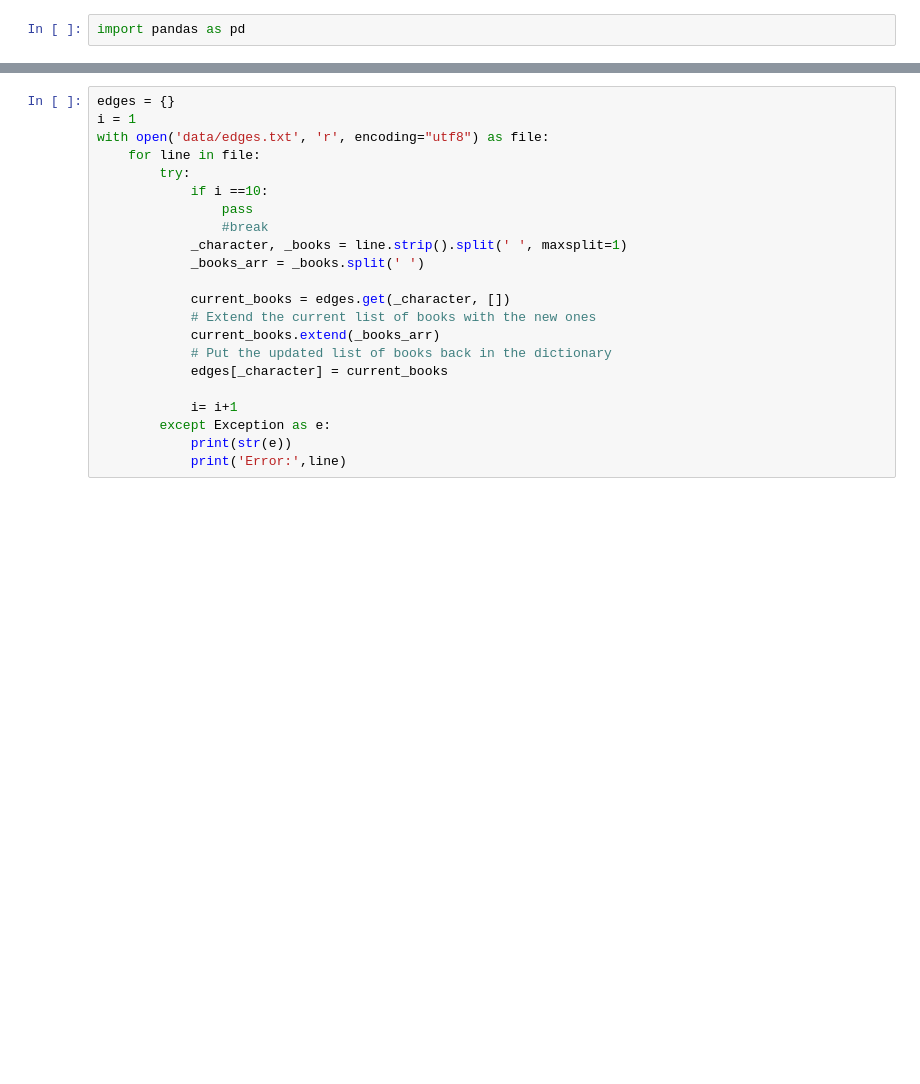
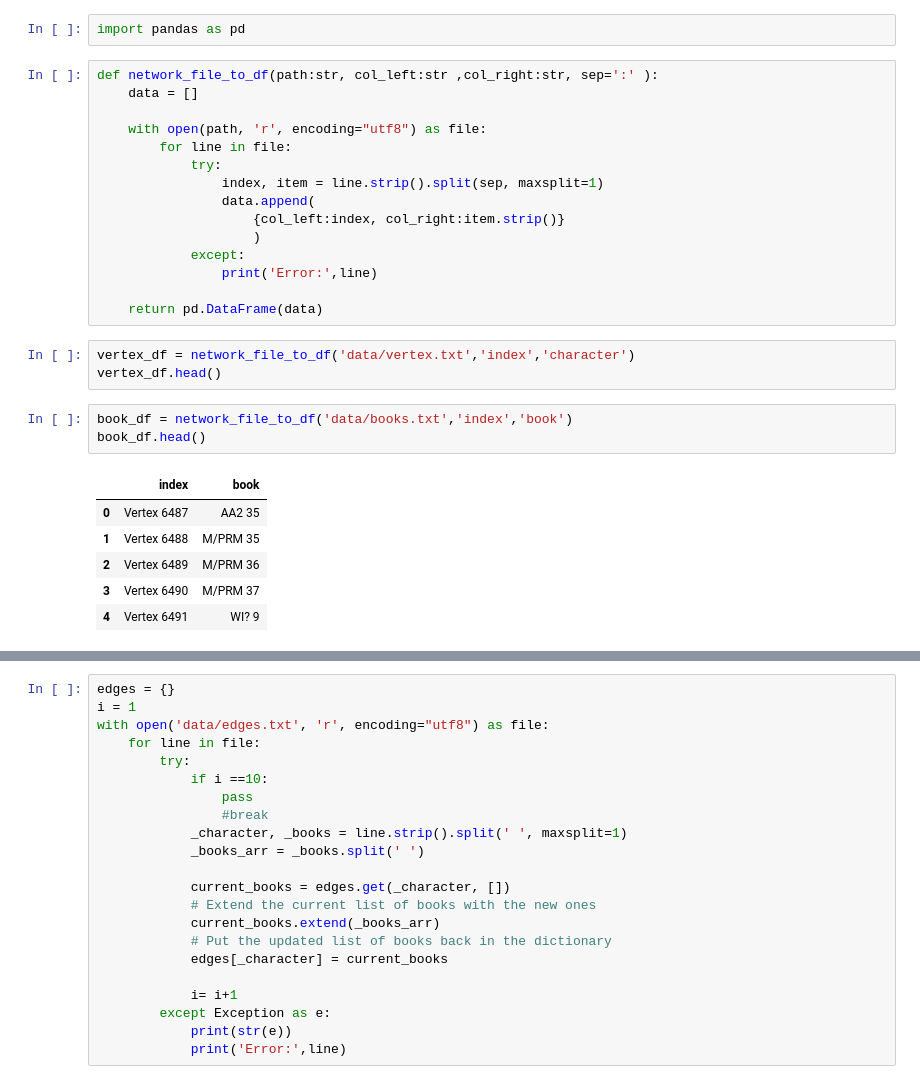
Before and after one commit to alejomaar/Network-Science-for-Data-Analytics, a Jupyter notebook: mini_project/notebook.ipynb, the cells around one changed output, grey strips where cells are left out. Cells and saved outputs as stored; diff of their text form; blank space fills up the shorter version.

```diff
--- a/mini_project/notebook.ipynb
+++ b/mini_project/notebook.ipynb
@@ -1,2 +1,30 @@
 # %%
 import pandas as pd
+# %%
+def network_file_to_df(path:str, col_left:str ,col_right:str, sep=':' ):
+    data = []
+
+    with open(path, 'r', encoding="utf8") as file:
+        for line in file:
+            try:
+                index, item = line.strip().split(sep, maxsplit=1)
+                data.append(
+                    {col_left:index, col_right:item.strip()}
+                    )
+            except:
+                print('Error:',line)
+
+    return pd.DataFrame(data)
+# %%
+vertex_df = network_file_to_df('data/vertex.txt','index','character')
+vertex_df.head()
+# %%
+book_df = network_file_to_df('data/books.txt','index','book')
+book_df.head()
+# %% [output]
+|  | index | book |
+| 0 | Vertex 6487 | AA2 35 |
+| 1 | Vertex 6488 | M/PRM 35 |
+| 2 | Vertex 6489 | M/PRM 36 |
+| 3 | Vertex 6490 | M/PRM 37 |
+| 4 | Vertex 6491 | WI? 9 |
```
Also changed, not shown: parts of 13 cells of this notebook.
